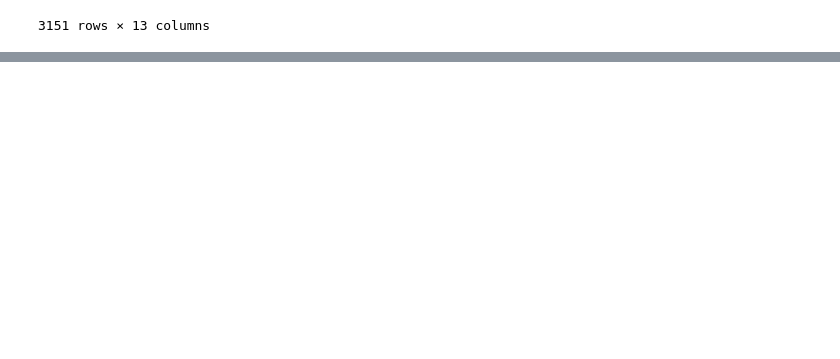
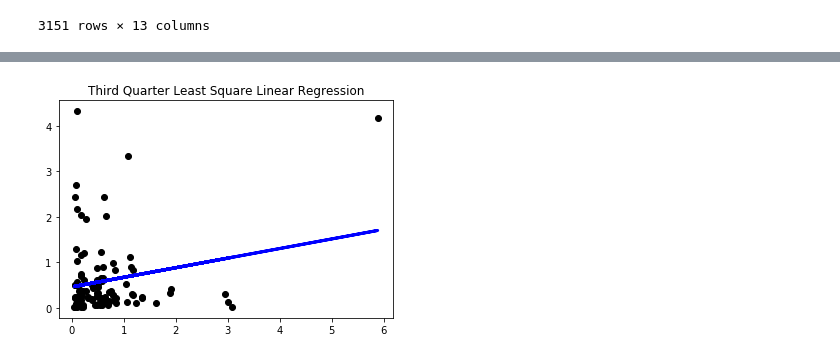
Before and after one commit to joyceccy/InfluentialInvestmentPrediction, a Jupyter notebook: RawData/Regression.ipynb, the cells around one changed output, grey strips where cells are left out. Cells and saved outputs as stored; diff of their text form; code cells hidden in the pictures; blank space fills up the shorter version.

```diff
--- a/RawData/Regression.ipynb
+++ b/RawData/Regression.ipynb
@@ -49 +49,17 @@ plt.show()
+# %%
+X2 = X[(X['0514-0814chng'] >= 2000000) | (X['0514-0814chng'] < -2000000)]
+y1 = (X2['0814price'] - X2['0514price'])/X2['0514price']
+y1 = np.abs((y1- np.mean(y1))/np.std(y1))
+x1 = np.abs((X2['0514-0814chng'] - np.mean(X2['0514-0814chng']))/np.std(X2['0514-0814chng']))
+length = np.size(x1)
+x1 = x1.reshape(length, 1)
+y1 = y1.reshape(length, 1)
+regr = linear_model.LinearRegression()
+regr.fit(x1, y1)
+plt.scatter(x1, y1,  color='black')
+plt.plot(x1, regr.predict(x1), color='blue', linewidth=3)
+plt.title("Third Quarter Least Square Linear Regression")
+plt.show()
+# %% [output]
+[figure, added]
 # %%
```
Also changed, not shown: parts of 6 cells of this notebook.
